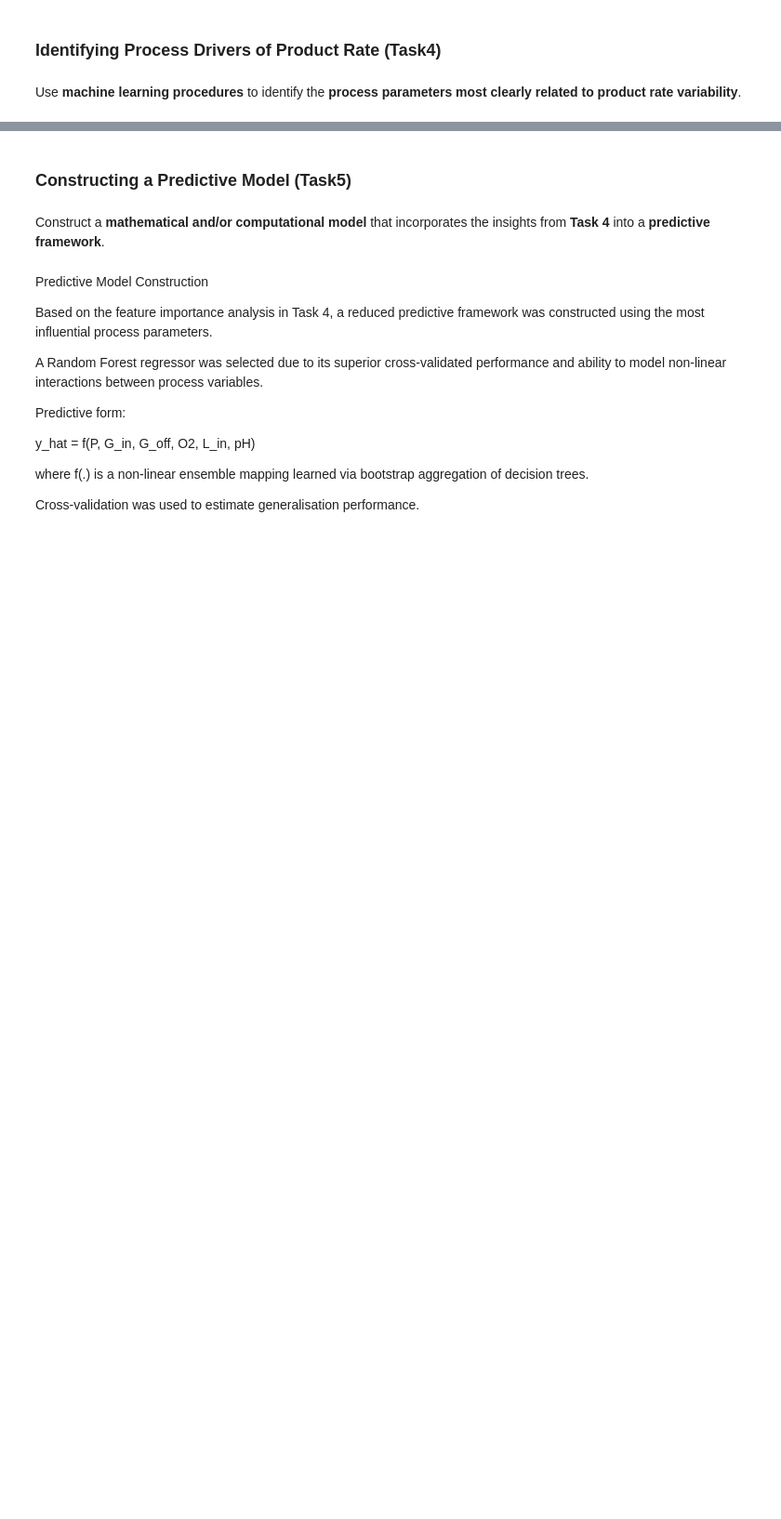
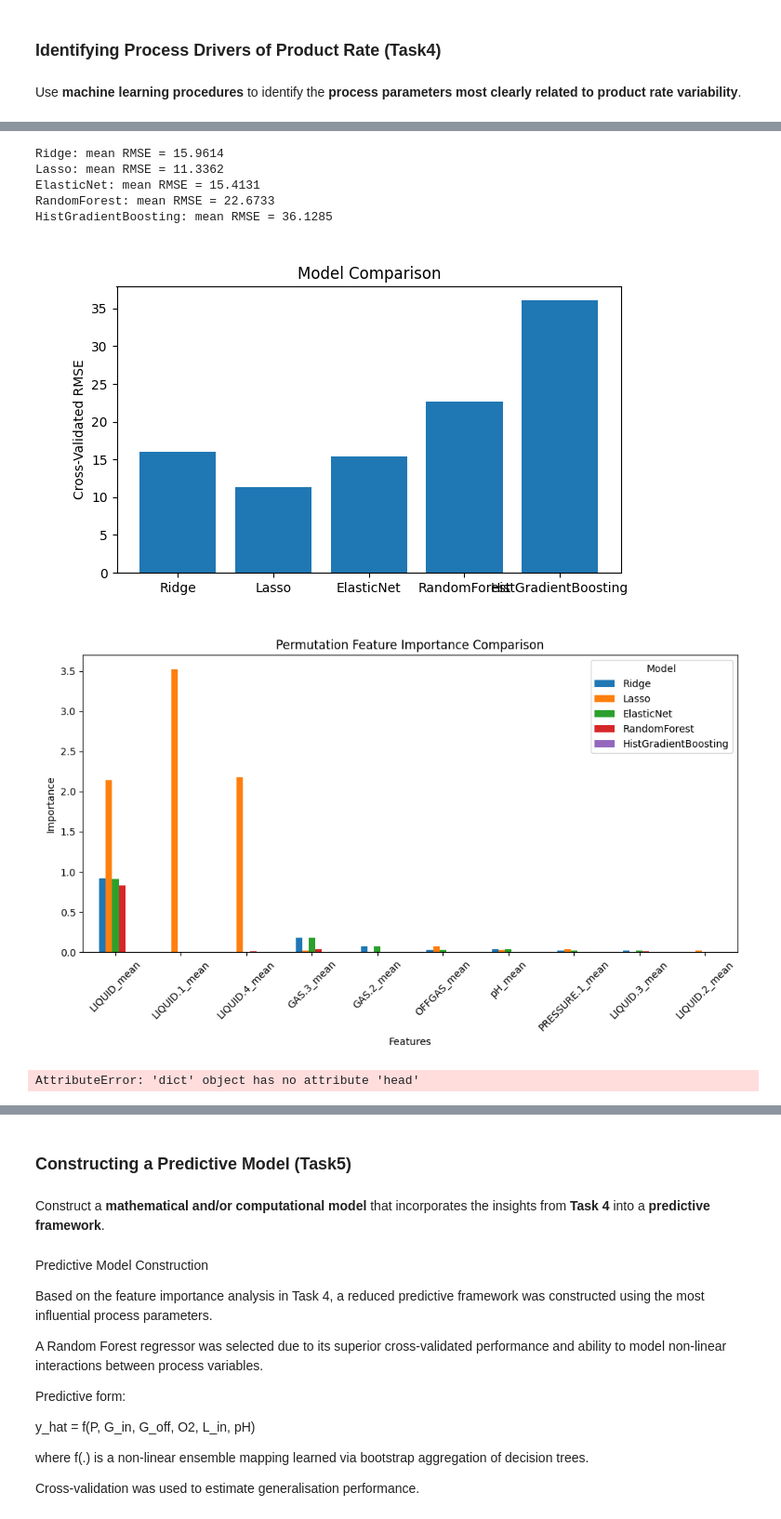
Before and after one commit to RichardFisher1/Applied, a Jupyter notebook: notebooks/Case Study Tasks.ipynb, the cells around one changed output, grey strips where cells are left out. Shown at 93% size. Cells and saved outputs as stored; diff of their text form; code cells hidden in the pictures; blank space fills up the shorter version.

```diff
--- a/notebooks/Case Study Tasks.ipynb
+++ b/notebooks/Case Study Tasks.ipynb
@@ -607,0 +716,19 @@ A feature redundancy check was performed to ensure analytical integrity; duplica
+# %%
+evaluator = ModelEvaluator()
+
+# model comparison
+evaluator.evaluate(X, y)
+
+# permutation importance
+evaluator.compute_permutation_importance(X, y)
+
+# combined plot
+evaluator.plot_permutation_importance(top_n=10)
+# %% [output]
+Ridge: mean RMSE = 15.9614
+Lasso: mean RMSE = 11.3362
+ElasticNet: mean RMSE = 15.4131
+RandomForest: mean RMSE = 22.6733
+HistGradientBoosting: mean RMSE = 36.1285
+[figure, added]
+[figure, added]
@@ -607,0 +965,17 @@ A feature redundancy check was performed to ensure analytical integrity; duplica
+# %%
+evaluator = ModelEvaluator()
+
+
+importance_rf = evaluator.permutation_importance("RandomForest", X, y)
+importance_ridge = evaluator.permutation_importance("Ridge", X, y)
+importance_lasso = evaluator.permutation_importance("Lasso", X, y)
+
+importance_dict = {
+    "RandomForest": importance_rf,
+    "Ridge": importance_ridge,
+    "Lasso": importance_lasso
+}
+
+evaluator.plot_permutation_importance(importance_dict, top_n=10)
+# %% [output]
+AttributeError: 'dict' object has no attribute 'head'
```
Also changed, not shown: parts of 38 cells of this notebook, 2 other files.
